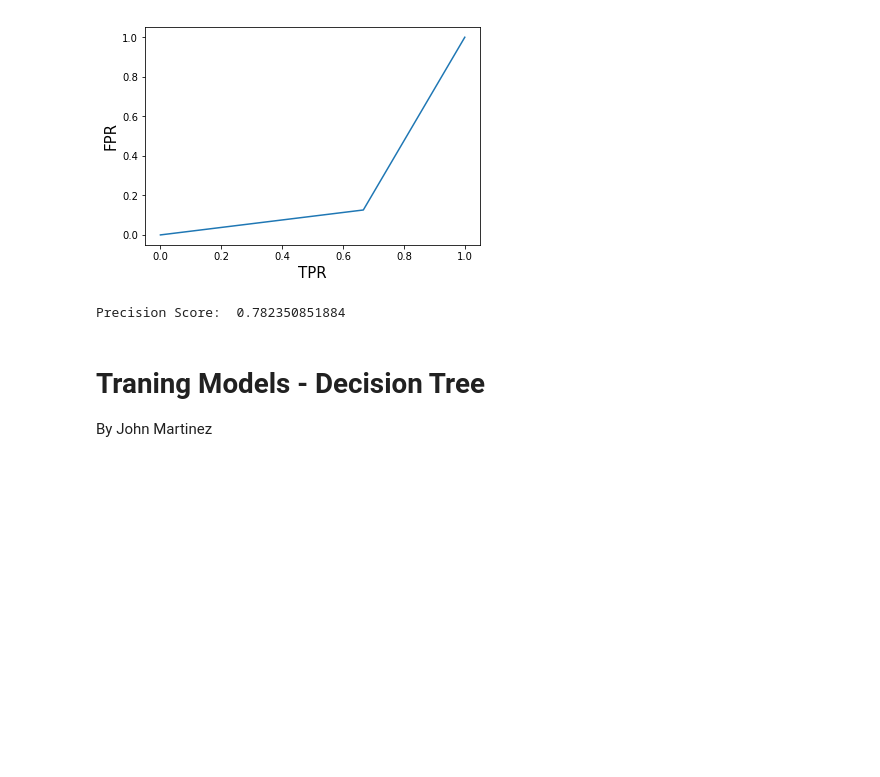
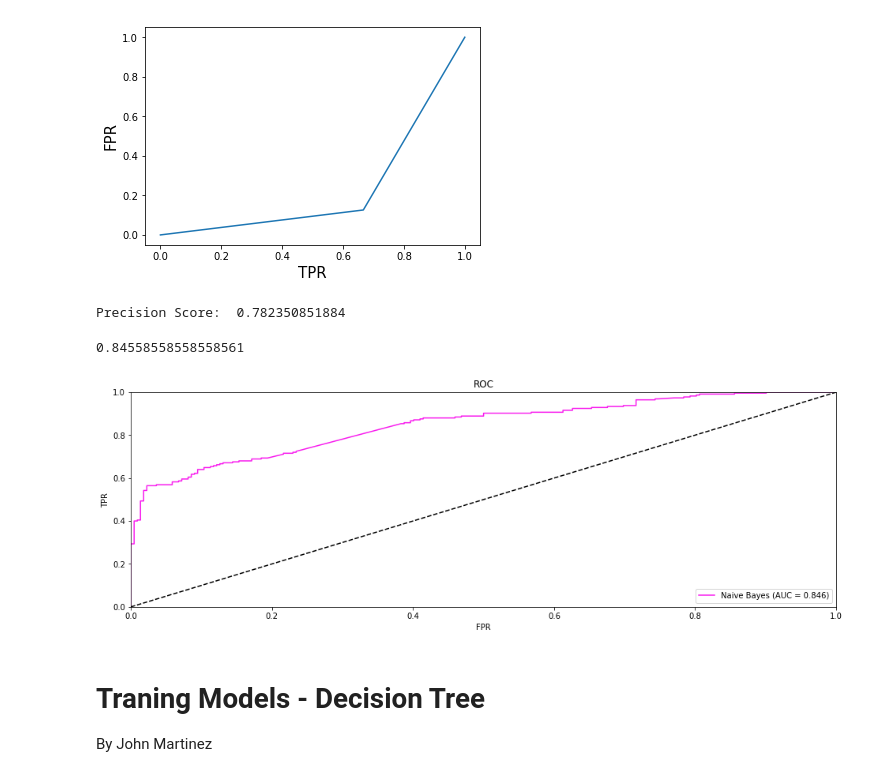
Before and after one commit to heng2j/-Twitter-Account-Bot-or-not-Bot, a Jupyter notebook: Prediction for Bot or not Bot twitter accounts.ipynb, the cells around one changed output. Cells and saved outputs as stored; diff of their text form; code cells hidden in the pictures; blank space fills up the shorter version.

```diff
--- a/Prediction for Bot or not Bot twitter accounts.ipynb
+++ b/Prediction for Bot or not Bot twitter accounts.ipynb
@@ -259,6 +367,13 @@ plt.plot(tpr,fpr)
 print("Precision Score: ", (precision_score(y_test_NB,predicted,average='weighted' )))
 # %% [output]
 Precision Score:  0.782350851884
+# %%
+preds_lr_nb = clf.predict_proba(X_test_tf)[:, 1]
+# %%
+plotUnivariateROC(preds_lr_nb, y_test_NB, 'Naive Bayes')
+# %% [output]
+0.84558558558558561
+[figure, added]
 # %% [markdown]
 # Traning Models - Decision Tree
 By John Martinez
```
Also changed, not shown: parts of 45 cells of this notebook.
